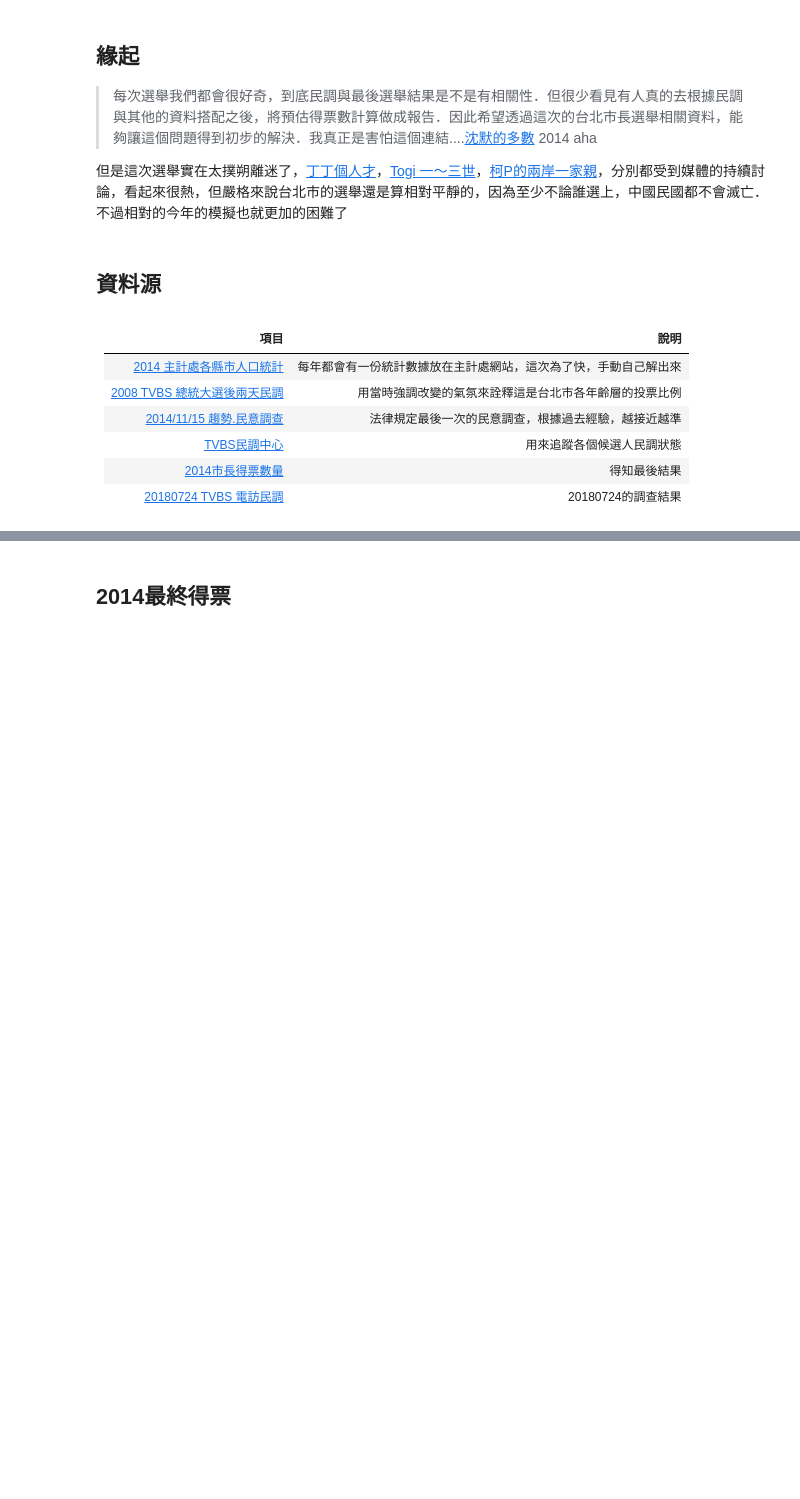
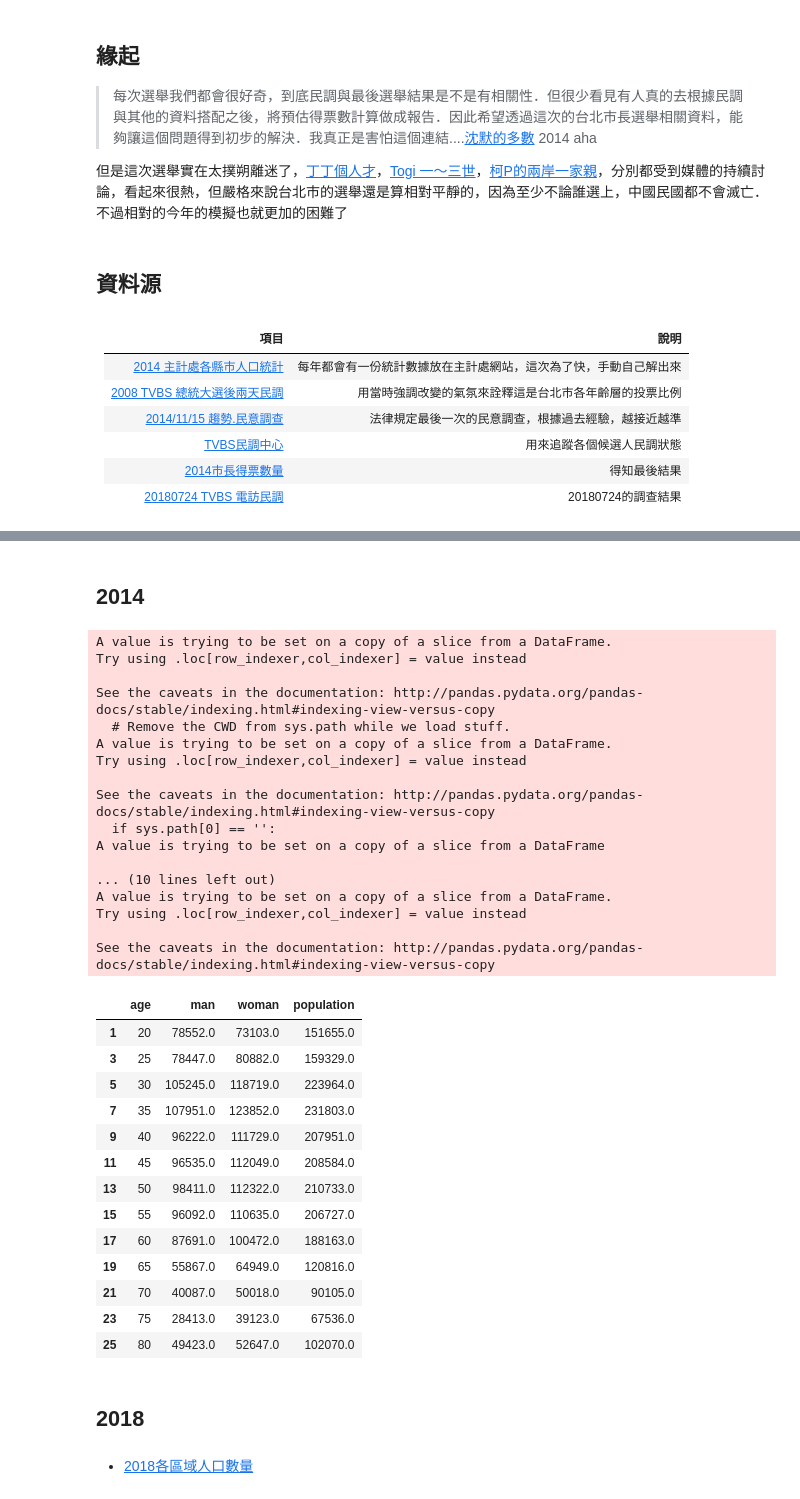
Before and after one commit to ntuaha/VoteSimulator, a Jupyter notebook: 2018/VoteSimulator.ipynb, the cells around one changed output, grey strips where cells are left out. Saved outputs shown, nothing was run; the diff lists cells and outputs as text; code cells hidden in the pictures; blank space fills up the shorter version.

```diff
--- a/2018/VoteSimulator.ipynb
+++ b/2018/VoteSimulator.ipynb
@@ -42,4 +57,71 @@ import numpy as np
 3. 初估預測
 4. 模型微調
 # %% [markdown]
-## 2014最終得票
+## 2014
+# %%
+def get_population(year='2014',out='./tp_2014.xlsx'):
+    p2 = pd.read_excel('./data/人口數量.xlsx',sheet_name=year)
+    p2.columns = p2.iloc[1,]
+    p2 = p2.iloc[6:-7,:24]
+    p2.reset_index(drop=True,inplace=True)
+    city = p2.iloc[p2.index % 3 == 0,0]
+    city = city.str.replace(" ","").str.replace("\"","")
+    city = np.vectorize(lambda x: x[:3])(city.str)
+    man = p2.iloc[p2.index % 3 == 1,:]
+    man["區 域 別\nLocality"] = city
+    woman = p2.iloc[p2.index % 3 == 2,:]
+    woman["區 域 別\nLocality"] = city
+    woman.drop(columns='性別\nSex',inplace=True)
+    woman.rename(columns={'區 域 別\nLocality':'city'},inplace=True)
+    man.drop(columns='性別\nSex',inplace=True)
+    man.rename(columns={'區 域 別\nLocality':'city'},inplace=True)
+    woman['80歲以上'] = np.sum(woman.iloc[:,-5:],axis=1)
+    woman2 = woman.iloc[[1,5],[0,6,7,8,9,10,11,12,13,14,15,16,17,-1]]
+    man['80歲以上'] = np.sum(man.iloc[:,-5:],axis=1)
+    man2 = man.iloc[[1,5],[0,6,7,8,9,10,11,12,13,14,15,16,17,-1]]
+    source = pd.DataFrame({'age':vote_rate_2016[(vote_rate_2016['city']=="臺北市") & (vote_rate_2016['gender']=="male")]['age']})
+    source['man'] = man2.iloc[0,1:].astype(np.float).values
+    source['woman'] = woman2.iloc[0,1:].astype(np.float).values
+    source['population'] = source['man']+source['woman']
+    source.to_excel(out)
+    return source
+# %%
+get_population()
+# %% [output]
+A value is trying to be set on a copy of a slice from a DataFrame.
+Try using .loc[row_indexer,col_indexer] = value instead
+
+See the caveats in the documentation: http://pandas.pydata.org/pandas-docs/stable/indexing.html#indexing-view-versus-copy
+  # Remove the CWD from sys.path while we load stuff.
+A value is trying to be set on a copy of a slice from a DataFrame.
+Try using .loc[row_indexer,col_indexer] = value instead
+
+See the caveats in the documentation: http://pandas.pydata.org/pandas-docs/stable/indexing.html#indexing-view-versus-copy
+  if sys.path[0] == '':
+A value is trying to be set on a copy of a slice from a DataFrame
+
+... (10 lines left out)
+A value is trying to be set on a copy of a slice from a DataFrame.
+Try using .loc[row_indexer,col_indexer] = value instead
+
+See the caveats in the documentation: http://pandas.pydata.org/pandas-docs/stable/indexing.html#indexing-view-versus-copy
+|  | age | man | woman | population |
+| 1 | 20 | 78552.0 | 73103.0 | 151655.0 |
+| 3 | 25 | 78447.0 | 80882.0 | 159329.0 |
+| 5 | 30 | 105245.0 | 118719.0 | 223964.0 |
+| 7 | 35 | 107951.0 | 123852.0 | 231803.0 |
+| 9 | 40 | 96222.0 | 111729.0 | 207951.0 |
+| 11 | 45 | 96535.0 | 112049.0 | 208584.0 |
+| 13 | 50 | 98411.0 | 112322.0 | 210733.0 |
+| 15 | 55 | 96092.0 | 110635.0 | 206727.0 |
+| 17 | 60 | 87691.0 | 100472.0 | 188163.0 |
+| 19 | 65 | 55867.0 | 64949.0 | 120816.0 |
+| 21 | 70 | 40087.0 | 50018.0 | 90105.0 |
+| 23 | 75 | 28413.0 | 39123.0 | 67536.0 |
+| 25 | 80 | 49423.0 | 52647.0 | 102070.0 |
+# %% [markdown]
+## 2018
+# %% [markdown]
+
+
+- [2018各區域人口數量](https://view.officeapps.live.com/op/view.aspx?src=https://www.moi.gov.tw/files/site_stuff/321/1/month/m1-06.xls)
```
Also changed, not shown: parts of 49 cells of this notebook, 5 other files.
